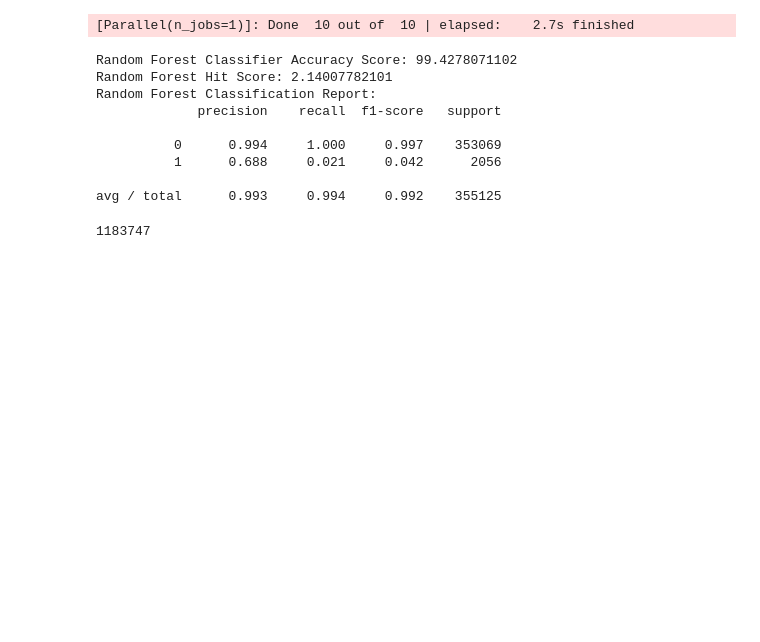
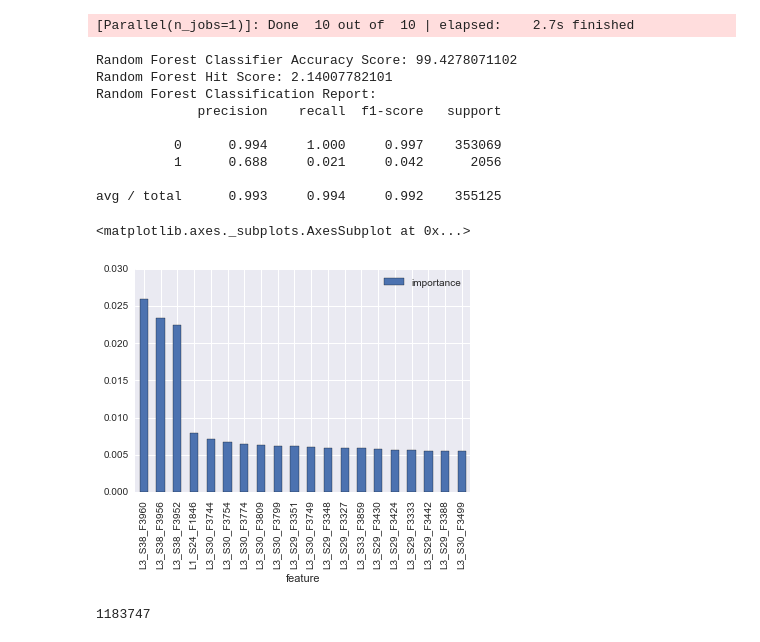
Before and after one commit to SiddhanthUnnithan/bosch_plp, a Jupyter notebook: Bosch_plp.ipynb, the cells around one changed output. Drawn from its saved outputs; the diff is of its cells as text; code cells hidden in the pictures; blank space fills up the shorter version.

```diff
--- a/Bosch_plp.ipynb
+++ b/Bosch_plp.ipynb
@@ -404,3 +404,11 @@ Random Forest Classification Report:
           1      0.688     0.021     0.042      2056
 
 avg / total      0.993     0.994     0.992    355125
+# %%
+rf_feat_imp = get_feat_imp(rfc_clf, features)
+# %%
+# plot top 20 features based on random forest results
+rf_feat_imp.sort_values(by="importance", ascending=False)[:20].plot(y="importance", x="feature", kind="bar")
+# %% [output]
+<matplotlib.axes._subplots.AxesSubplot at 0x...>
+[figure, added]
```
Also changed, not shown: parts of 1 cell of this notebook.
